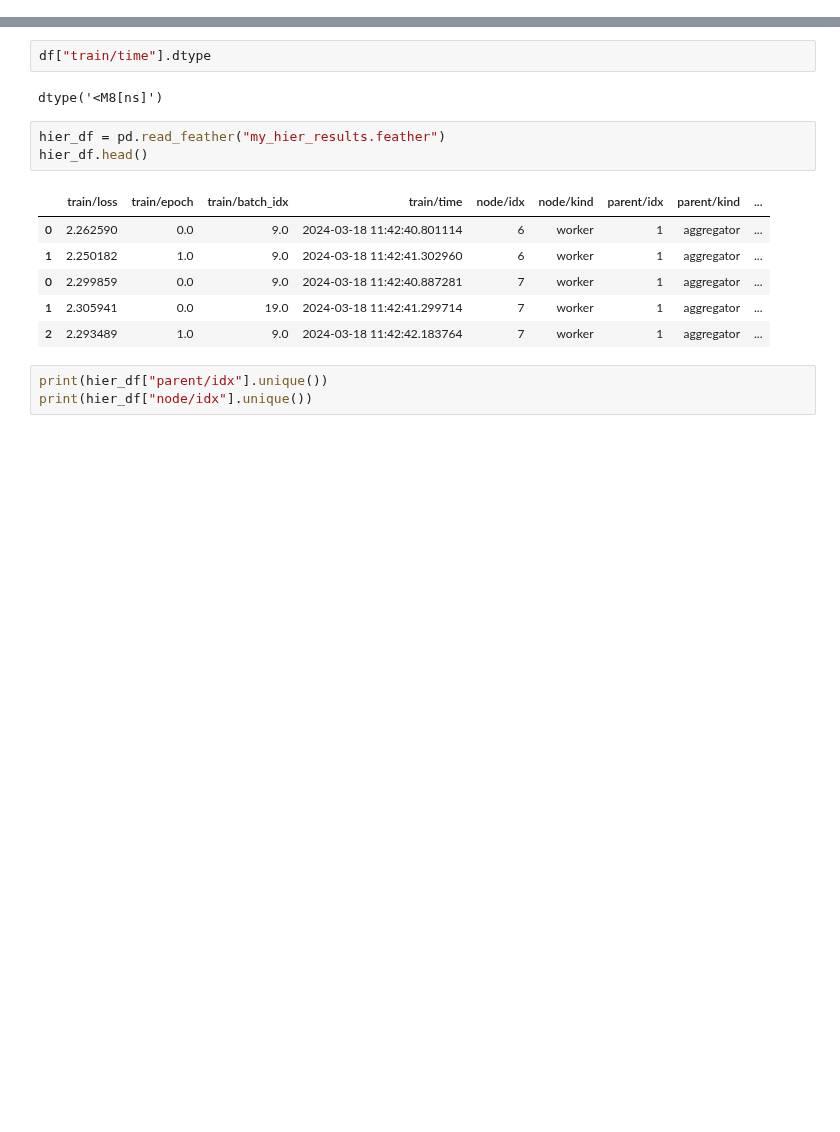
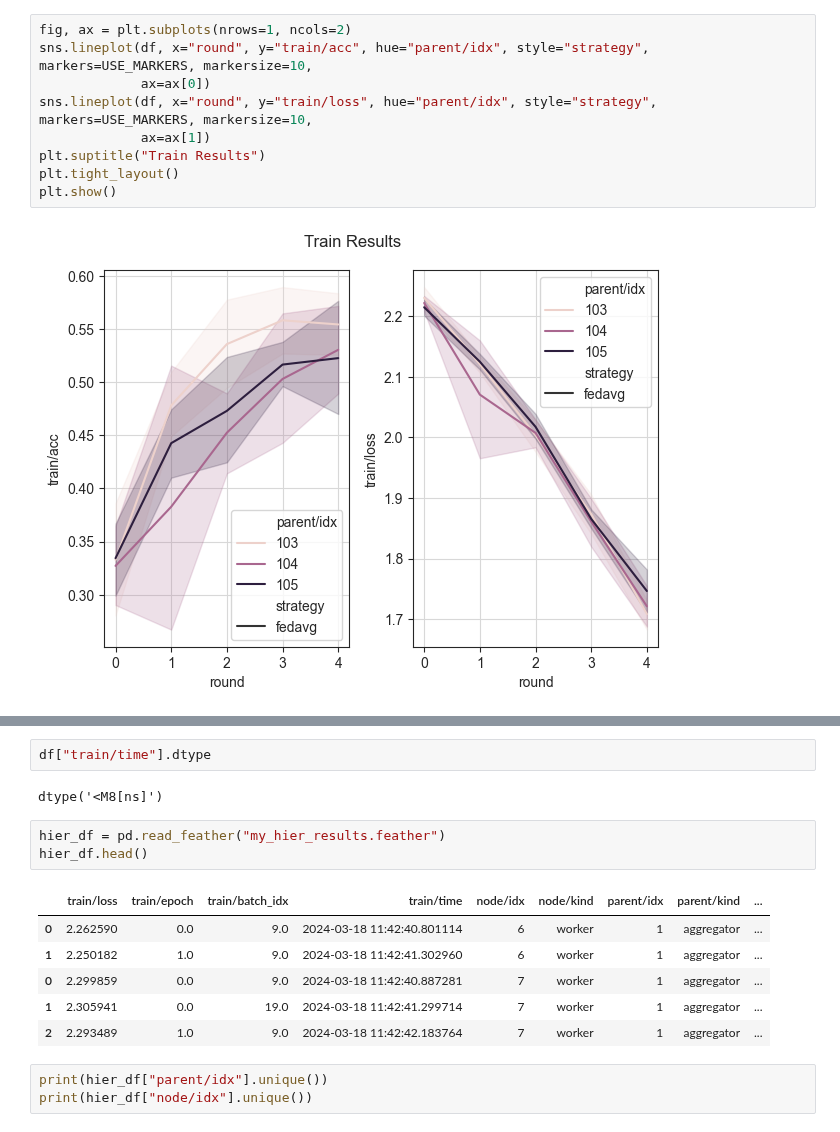
Before and after one commit to h-flox/flox, a Jupyter notebook: Aggregation Comparison.ipynb, the cells around one changed output, grey strips where cells are left out. Saved outputs shown, nothing was run; the diff lists cells and outputs as text; blank space fills up the shorter version.

```diff
--- a/Aggregation Comparison.ipynb
+++ b/Aggregation Comparison.ipynb
@@ -100,3 +105,14 @@ plt.show()
+# %%
+fig, ax = plt.subplots(nrows=1, ncols=2)
+sns.lineplot(df, x="round", y="train/acc", hue="parent/idx", style="strategy", markers=USE_MARKERS, markersize=10,
+             ax=ax[0])
+sns.lineplot(df, x="round", y="train/loss", hue="parent/idx", style="strategy", markers=USE_MARKERS, markersize=10,
+             ax=ax[1])
+plt.suptitle("Train Results")
+plt.tight_layout()
+plt.show()
+# %% [output]
+[figure, added]
 # %%
 sns.lineplot(df, x="train/batch_idx", y="train/loss", hue="strategy", style="strategy")
 # plt.xlabel("Round #", weight="bold")
```
Also changed, not shown: parts of 11 cells of this notebook, 21 other files.
